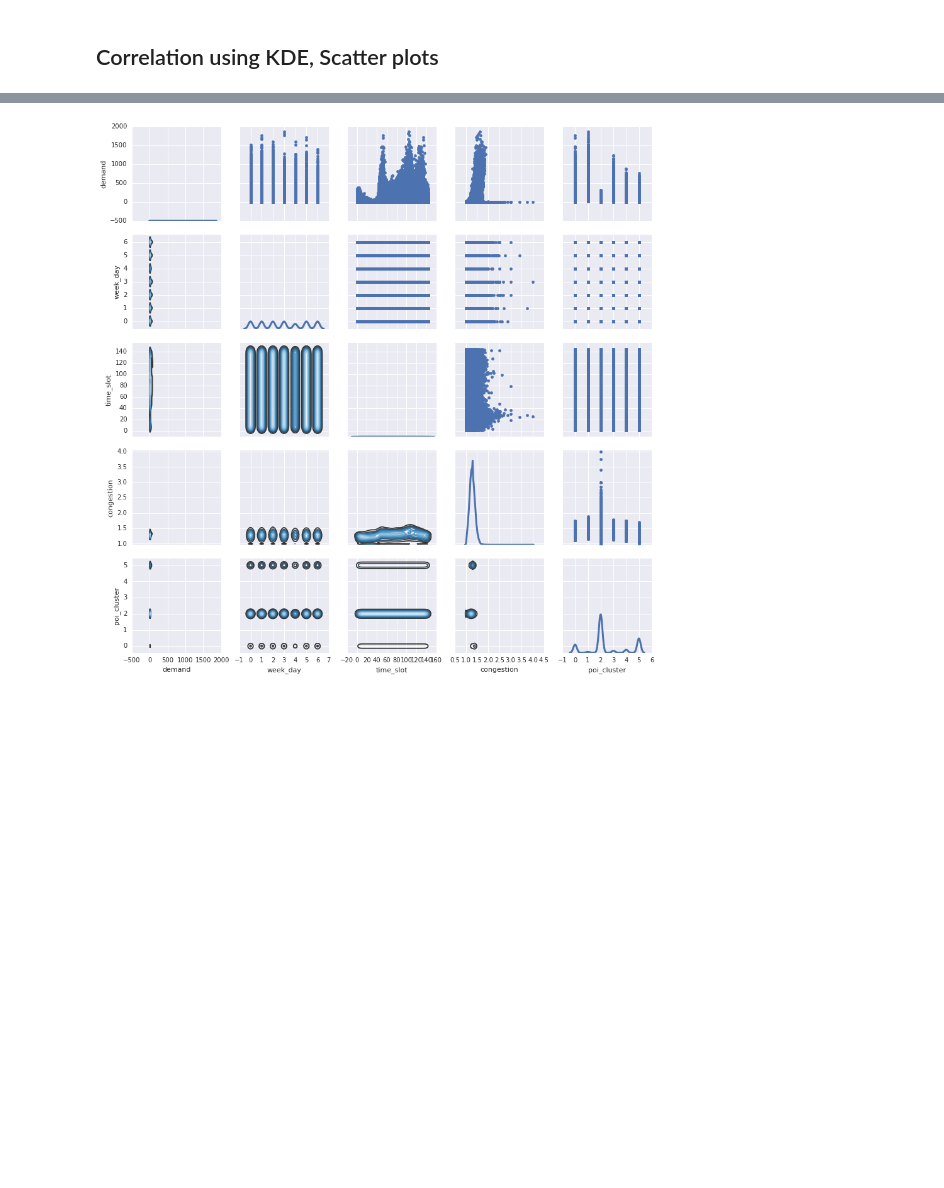
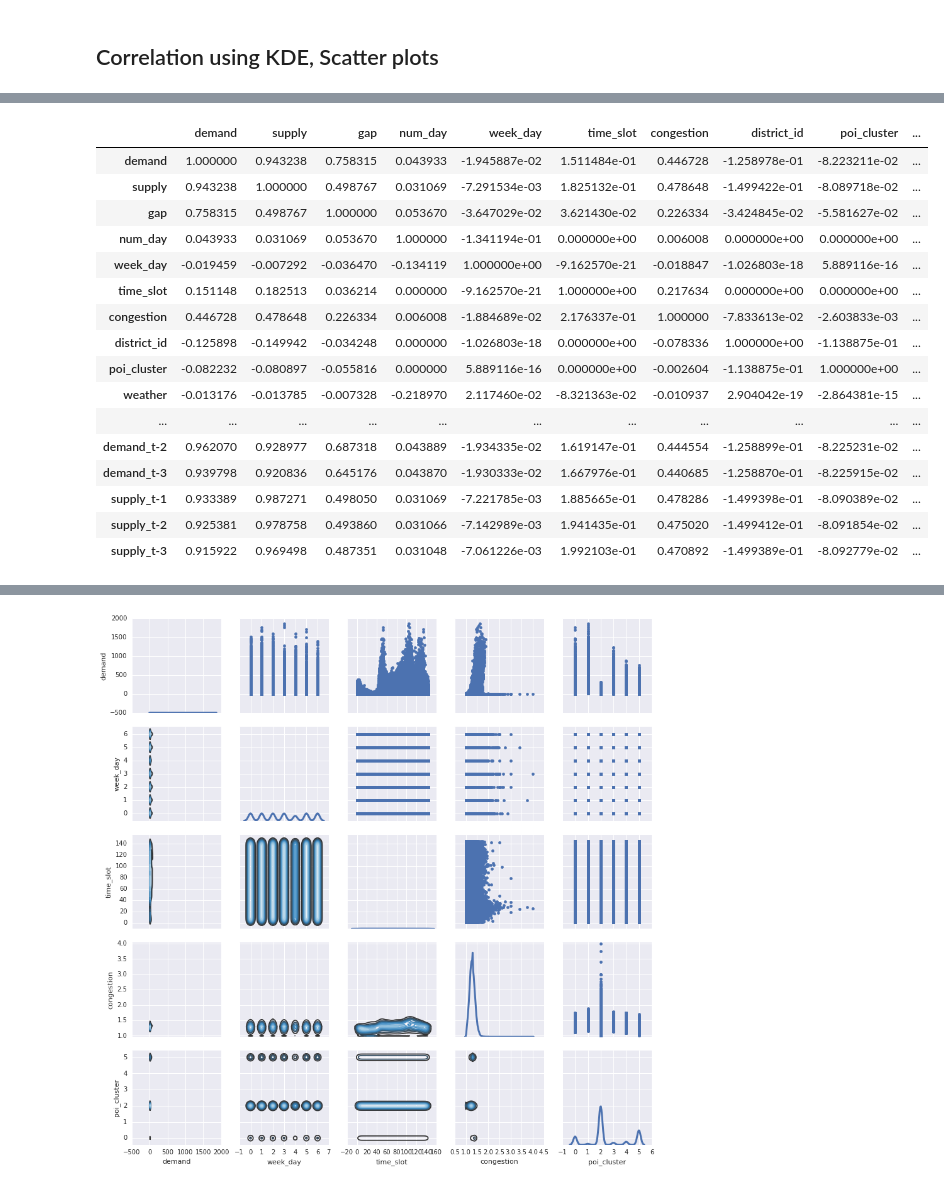
Before and after one commit to rvishakh/udacity, a Jupyter notebook: MLND/capstone/didi/capstone.ipynb, the cells around one changed output, grey strips where cells are left out. Drawn from its saved outputs; the diff is of its cells as text; code cells hidden in the pictures; blank space fills up the shorter version.

Commit message:
Correlation matrix calculation

```diff
--- a/MLND/capstone/didi/capstone.ipynb
+++ b/MLND/capstone/didi/capstone.ipynb
@@ -618 +606,29 @@ train_set.describe()
+# %%
+# Calculate correlation between input features
+corr_set = train_set[['demand', 'supply', 'gap',
+                      'num_day', 'week_day', 'time_slot',
+                      'congestion',
+                      'district_id', 'poi_cluster',
+                      'weather', 'temperature', 'pollution',
+                      'demand_t-1', 'demand_t-2', 'demand_t-3',
+                      'supply_t-1', 'supply_t-2', 'supply_t-3']]
+corr_set.corr()
+# %% [output]
+|  | demand | supply | gap | num_day | week_day | time_slot | congestion | district_id | poi_cluster | ... |
+| demand | 1.000000 | 0.943238 | 0.758315 | 0.043933 | -1.945887e-02 | 1.511484e-01 | 0.446728 | -1.258978e-01 | -8.223211e-02 | ... |
+| supply | 0.943238 | 1.000000 | 0.498767 | 0.031069 | -7.291534e-03 | 1.825132e-01 | 0.478648 | -1.499422e-01 | -8.089718e-02 | ... |
+| gap | 0.758315 | 0.498767 | 1.000000 | 0.053670 | -3.647029e-02 | 3.621430e-02 | 0.226334 | -3.424845e-02 | -5.581627e-02 | ... |
+| num_day | 0.043933 | 0.031069 | 0.053670 | 1.000000 | -1.341194e-01 | 0.000000e+00 | 0.006008 | 0.000000e+00 | 0.000000e+00 | ... |
+| week_day | -0.019459 | -0.007292 | -0.036470 | -0.134119 | 1.000000e+00 | -9.162570e-21 | -0.018847 | -1.026803e-18 | 5.889116e-16 | ... |
+| time_slot | 0.151148 | 0.182513 | 0.036214 | 0.000000 | -9.162570e-21 | 1.000000e+00 | 0.217634 | 0.000000e+00 | 0.000000e+00 | ... |
+| congestion | 0.446728 | 0.478648 | 0.226334 | 0.006008 | -1.884689e-02 | 2.176337e-01 | 1.000000 | -7.833613e-02 | -2.603833e-03 | ... |
+| district_id | -0.125898 | -0.149942 | -0.034248 | 0.000000 | -1.026803e-18 | 0.000000e+00 | -0.078336 | 1.000000e+00 | -1.138875e-01 | ... |
+| poi_cluster | -0.082232 | -0.080897 | -0.055816 | 0.000000 | 5.889116e-16 | 0.000000e+00 | -0.002604 | -1.138875e-01 | 1.000000e+00 | ... |
+| weather | -0.013176 | -0.013785 | -0.007328 | -0.218970 | 2.117460e-02 | -8.321363e-02 | -0.010937 | 2.904042e-19 | -2.864381e-15 | ... |
+| ... | ... | ... | ... | ... | ... | ... | ... | ... | ... | ... |
+| demand_t-2 | 0.962070 | 0.928977 | 0.687318 | 0.043889 | -1.934335e-02 | 1.619147e-01 | 0.444554 | -1.258899e-01 | -8.225231e-02 | ... |
+| demand_t-3 | 0.939798 | 0.920836 | 0.645176 | 0.043870 | -1.930333e-02 | 1.667976e-01 | 0.440685 | -1.258870e-01 | -8.225915e-02 | ... |
+| supply_t-1 | 0.933389 | 0.987271 | 0.498050 | 0.031069 | -7.221785e-03 | 1.885665e-01 | 0.478286 | -1.499398e-01 | -8.090389e-02 | ... |
+| supply_t-2 | 0.925381 | 0.978758 | 0.493860 | 0.031066 | -7.142989e-03 | 1.941435e-01 | 0.475020 | -1.499412e-01 | -8.091854e-02 | ... |
+| supply_t-3 | 0.915922 | 0.969498 | 0.487351 | 0.031048 | -7.061226e-03 | 1.992103e-01 | 0.470892 | -1.499389e-01 | -8.092779e-02 | ... |
 # %%
```
Also changed, not shown: parts of 4 cells of this notebook.
